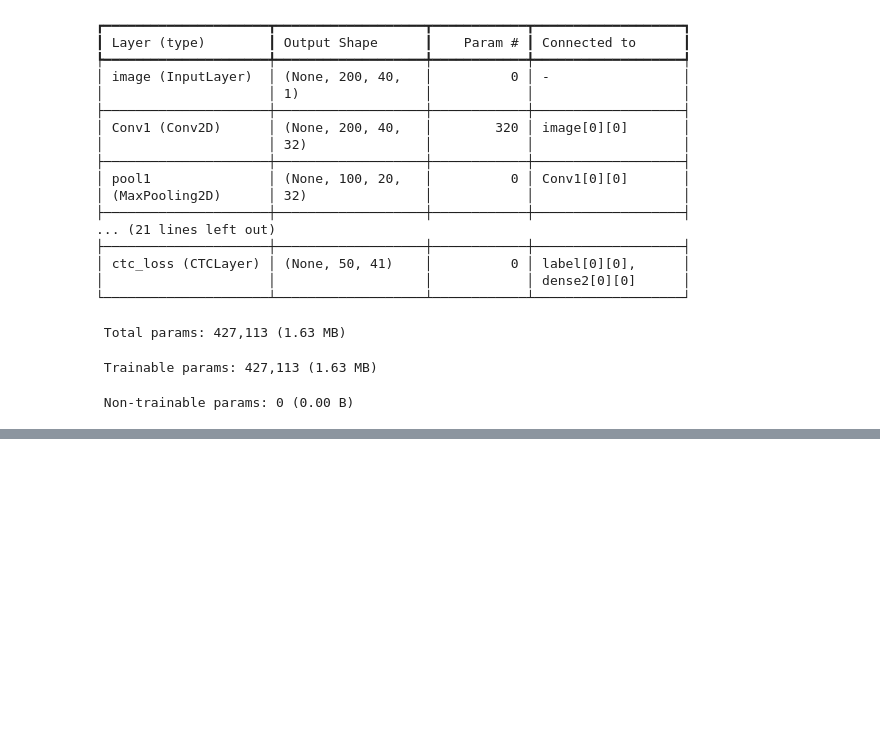
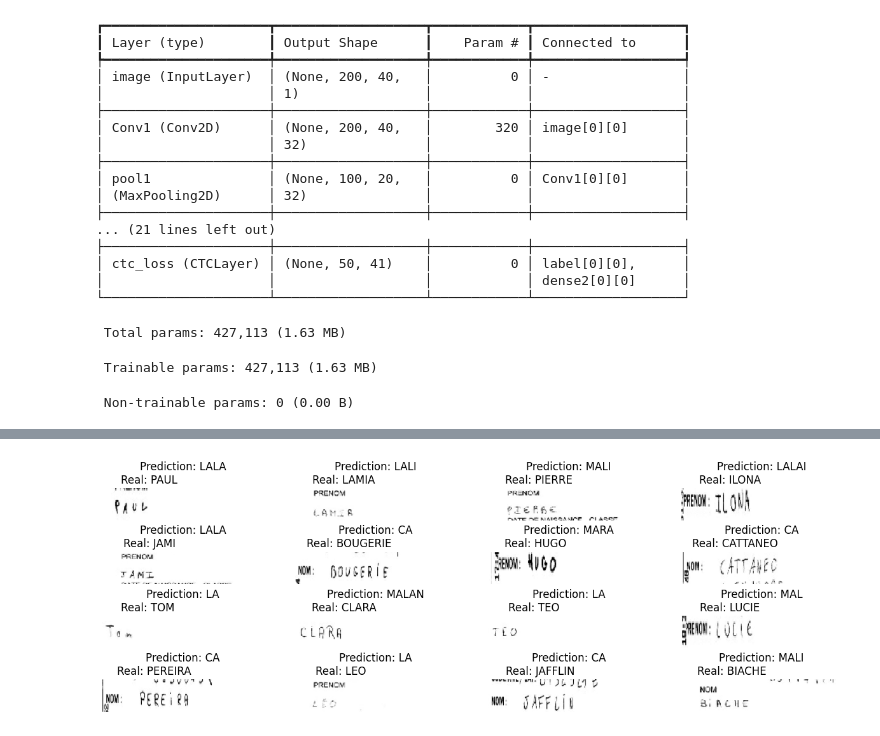
Before and after one commit to Timoth26/student-research-and-development-project, a Jupyter notebook: evaluation.ipynb, the cells around one changed output, grey strips where cells are left out. Saved outputs shown, nothing was run; the diff lists cells and outputs as text; code cells hidden in the pictures; blank space fills up the shorter version.

```diff
--- a/evaluation.ipynb
+++ b/evaluation.ipynb
@@ -368,6 +316,6 @@ def token_error_rate(y_true, y_pred):
 # %%
 # TODO restore epoch count.
-epochs = 100
+epochs = 10
 early_stopping_patience = 10
 # Add early stopping
 early_stopping = keras.callbacks.EarlyStopping(
@@ -510,0 +355,2 @@ Model: "functional_19"
+# %%
+preds = model.predict(test_dataset)
@@ -510,0 +389,14 @@ Model: "functional_19"
+# %%
+dec = ctc_decode2(preds)[0][0][
+        :, :max_length
+    ]
+print(dec.shape)
+# res = decode_to_utf8(dec)
+# print(res)
+
+for batch in test_dataset:
+    batch_images = batch["image"]
+    batch_labels = batch["label"]
+
+print(len(batch_images))
+print(len(batch_labels))
@@ -510,0 +408,30 @@ Model: "functional_19"
+# %%
+#  Let's check results on some validation samples
+for batch in test_dataset.take(1):
+    batch_images = batch["image"]
+    batch_labels = batch["label"]
+
+    preds = prediction_model.predict(batch_images)
+    # pred_texts = decode_batch_predictions(preds)
+
+    dec = ctc_decode2(preds)[0][0][
+        :, :max_length
+    ]
+    pred_texts = decode_to_utf8(dec)
+    # pred_texts = pred_texts.astype(str)
+
+    orig_texts = []
+    for label in batch_labels:
+        label = tf.strings.reduce_join(num_to_char(label)).numpy().decode("utf-8")
+        orig_texts.append(label)
+
+    _, ax = plt.subplots(4, 4, figsize=(15, 5))
+    for i in range(len(pred_texts)):
+        img = (batch_images[i, :, :, 0] * 255).numpy().astype(np.uint8)
+        img = img.T
+        title = f"Prediction: {pred_texts[i]}\nReal: {orig_texts[i]}"
+        ax[i // 4, i % 4].imshow(img, cmap="gray")
+        ax[i // 4, i % 4].set_title(title)
+        ax[i // 4, i % 4].axis("off")
+plt.show()
+# %% [output]
@@ -511,3 +440,4 @@ Model: "functional_19"
+[figure, added]
 # %%
 custom_objects = {
     'CTCLayer': CTCLayer
```
Also changed, not shown: parts of 11 cells of this notebook.
